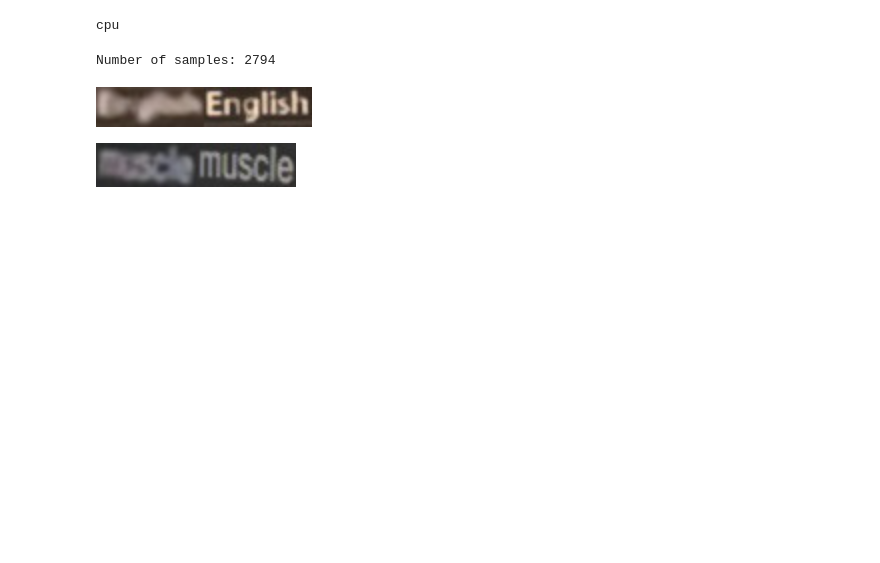
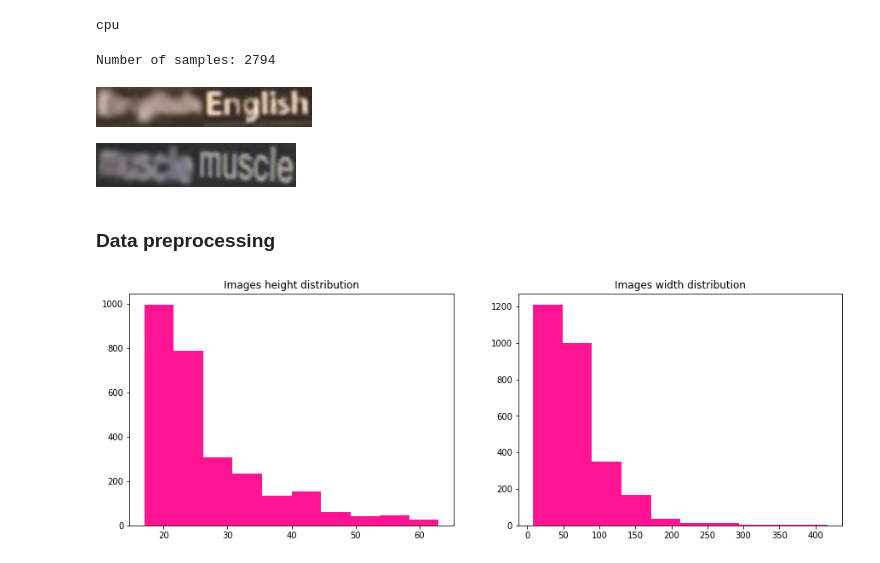
Before and after one commit to zuzg/text-super-resolution, a Jupyter notebook: Project3.ipynb, the cells around one changed output. Drawn from its saved outputs; the diff is of its cells as text; code cells hidden in the pictures; blank space fills up the shorter version.

```diff
--- a/Project3.ipynb
+++ b/Project3.ipynb
@@ -65,6 +75,6 @@ show_LR_HR_images(imgLR, imgHR)
 [figure]
 # %%
 # GET HR AND LR images
-data = get_data_from_dir(data_path, [str(i) for i in range(1, N+1)])
+img_data = get_data_from_dir(data_path, [str(i) for i in range(1, N+1)])
 # %%
 x = 1234
@@ -79,0 +84,21 @@ train_loader = torch.utils.data.DataLoader(data, batch_size=BATCH_SIZE)
+# %% [markdown]
+### Data preprocessing
+# %%
+LR_images = list(map(lambda x: x[0].shape[:-1], img_data))
+HR_images = list(map(lambda x: x[1].shape[:-1], img_data))
+# %%
+def get_height_width_distribution(shapes_list:list[tuple[int]]):
+    fig, axs = plt.subplots(1, 2, figsize=(15, 5))
+    height_list = list(map(lambda x: x[0], shapes_list))
+    width_list = list(map(lambda x: x[1], shapes_list))
+    # print(height_list[:3])
+    # print(width_list[:3])
+    axs[0].hist(height_list, color='deeppink')
+    axs[0].set_title("Images height distribution")
+    axs[1].hist(width_list, color='deeppink')
+    axs[1].set_title("Images width distribution")
+    plt.show()
+# %%
+get_height_width_distribution(LR_images)
+# %% [output]
+[figure, added]
```
Also changed, not shown: parts of 20 cells of this notebook, 2 other files.
